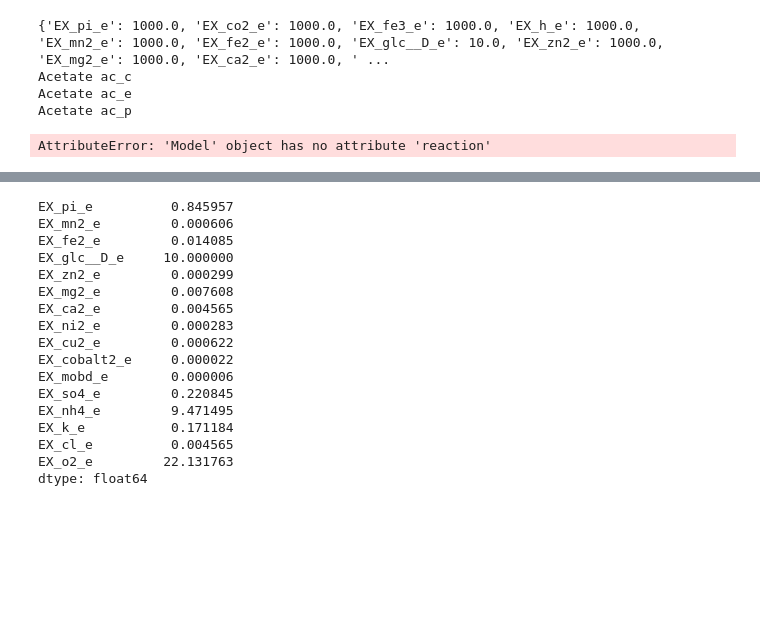
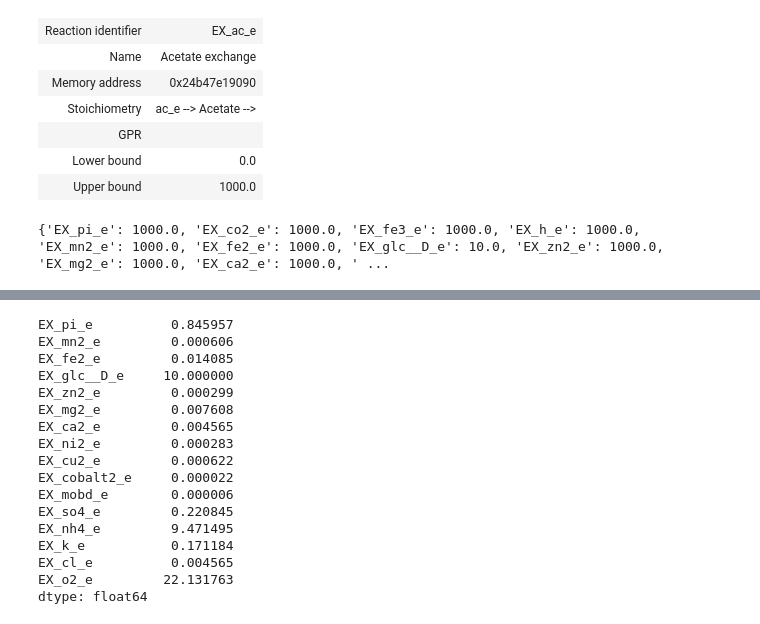
Before and after one commit to 27410/group-assingment-team-3, a Jupyter notebook: 03_Carbon Source Optimization.ipynb, the cells around one changed output, grey strips where cells are left out. Saved outputs shown, nothing was run; the diff lists cells and outputs as text; code cells hidden in the pictures; blank space fills up the shorter version.

Commit message:
added cetate to media

```diff
--- a/03_Carbon Source Optimization.ipynb
+++ b/03_Carbon Source Optimization.ipynb
@@ -6,14 +6,23 @@ from cobra import Reaction, Metabolite
 # Second, we can read the GEM and save it as ‘model’
 model = read_sbml_model('data/iML1515_het.xml')
 # %%
-# medium=model.medium
-# print(medium)
-# for metabolite in model.metabolites.query('Acetate', 'name'):
-#     print(metabolite.name, metabolite.id)                           # ac_c
-# exchange_reaction=model.reaction("EX_acetate")
+for metabolite in model.metabolites.query('Acetate', 'name'):
+    print(metabolite.name, metabolite.id)                           # ac_c
+model.metabolites.ac_c
+model.metabolites.ac_e
+model.reactions.EX_ac_e
 # %% [output]
-{'EX_pi_e': 1000.0, 'EX_co2_e': 1000.0, 'EX_fe3_e': 1000.0, 'EX_h_e': 1000.0, 'EX_mn2_e': 1000.0, 'EX_fe2_e': 1000.0, 'EX_glc__D_e': 10.0, 'EX_zn2_e': 1000.0, 'EX_mg2_e': 1000.0, 'EX_ca2_e': 1000.0, ' ...
-Acetate ac_c
-Acetate ac_e
-Acetate ac_p
-AttributeError: 'Model' object has no attribute 'reaction'
+| Reaction identifier | EX_ac_e |
+| Name | Acetate exchange |
+| Memory address | 0x24b47e19090 |
+| Stoichiometry | ac_e --> Acetate --> |
+| GPR |  |
+| Lower bound | 0.0 |
+| Upper bound | 1000.0 |
+# %%
+medium=model.medium
+print(medium)
+from cobra.medium import minimal_medium
+NormalMedia_growth = model.slim_optimize()
+# %% [output]
+{'EX_pi_e': 1000.0, 'EX_co2_e': 1000.0, 'EX_fe3_e': 1000.0, 'EX_h_e': 1000.0, 'EX_mn2_e': 1000.0, 'EX_fe2_e': 1000.0, 'EX_glc__D_e': 10.0, 'EX_zn2_e': 1000.0, 'EX_mg2_e': 1000.0, 'EX_ca2_e': 1000.0, ' ...
```
Also changed, not shown: parts of 5 cells of this notebook.
